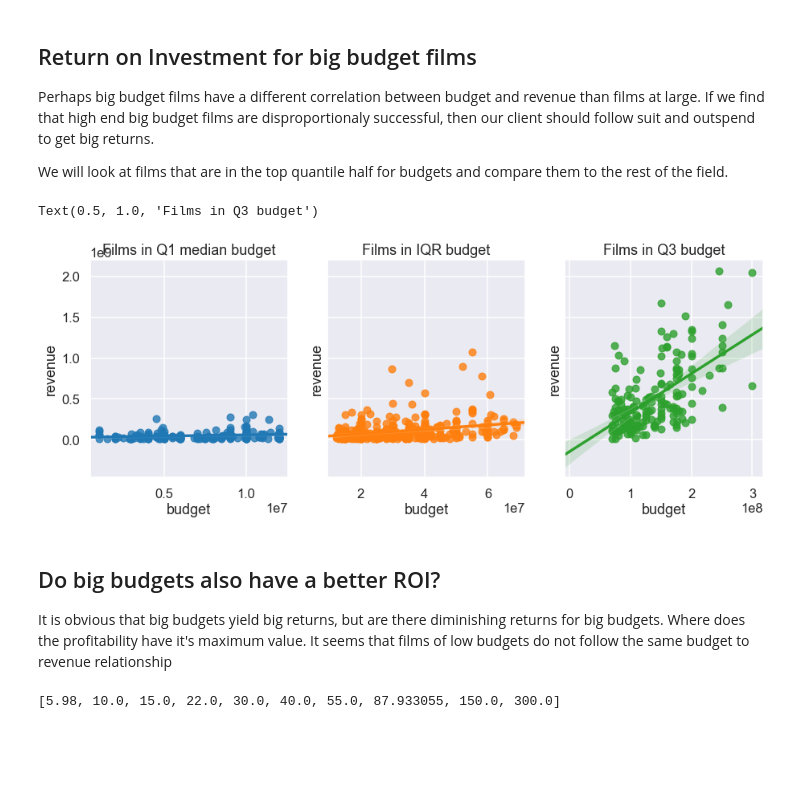
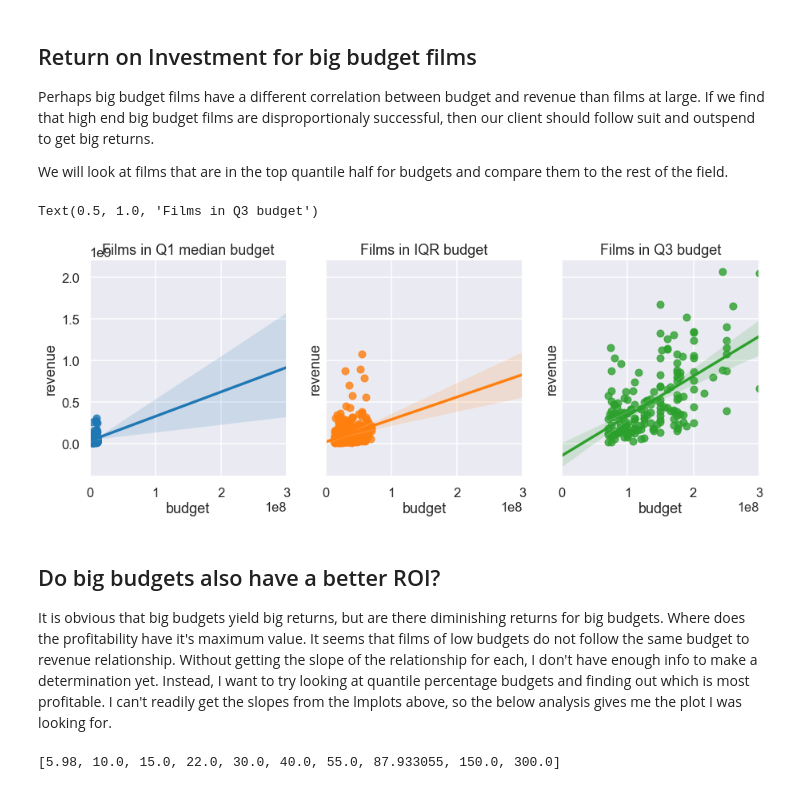
Before and after one commit to sciencelee/dsc-mod-1-project-v2-1-online-ds-sp-000, a Jupyter notebook: student.ipynb, the cells around one changed output. Saved outputs shown, nothing was run; the diff lists cells and outputs as text; code cells hidden in the pictures; blank space fills up the shorter version.

```diff
--- a/student.ipynb
+++ b/student.ipynb
@@ -473,38 +473,41 @@ We will look at films that are in the top quantile half for budgets and compare
 def lmplot_by_budget(df, low, high, ax):
     """
     Make a plot of revenue vs budget, but specify the range of budgets using low and high quantile
     Plot will show all movies between the low and high quantile
     Args:
         df (Pandas.DataFrame):  cleaned df of movies from TMDB per previous functions
         low (float): low budget quantile
         high (float): high budget quantile
     Returns:
     """
     dfq = df[(df['budget'] > df['budget'].quantile(low)) & (df['budget'] <= df['budget'].quantile(high))]
     pval = dfq[['budget', 'revenue']].corr(method ='pearson').iloc[0,1]
 
     # make regression plot for top quartile
     sns.regplot(data=dfq, x='budget', y='revenue', ax=ax)
 
 
-fig, ax = plt.subplots(ncols=3, nrows=1, figsize=(15,5), sharey=True)
+fig, ax = plt.subplots(ncols=3, nrows=1, figsize=(15,5), sharey=True, sharex=True)
 
 # this was originally set up to do plots of quartiles, but it reduced the reliability of the data by doing so.
+
+for x in ax:
+    x.set_xlim(0, 3e8)
 lmplot_by_budget(df5, 0, 0.25, ax[0])
 lmplot_by_budget(df5, 0.25, 0.75, ax[1])
 lmplot_by_budget(df5, 0.75, 1, ax[2])
 
 
 
 ax[0].set_title('Films in Q1 median budget')
 ax[1].set_title('Films in IQR budget')
 ax[2].set_title('Films in Q3 budget')
 # %% [output]
 Text(0.5, 1.0, 'Films in Q3 budget')
-[figure, old version]
+[figure, new version]
 # %% [markdown]
 ## Do big budgets also have a better ROI?
-It is obvious that big budgets yield big returns, but are there diminishing returns for big budgets.  Where does the profitability have it's maximum value.  It seems that films of low budgets do not follow the same budget to revenue relationship
+It is obvious that big budgets yield big returns, but are there diminishing returns for big budgets.  Where does the profitability have it's maximum value.  It seems that films of low budgets do not follow the same budget to revenue relationship.  Without getting the slope of the relationship for each, I don't have enough info to make a determination yet.  Instead, I want to try looking at quantile percentage budgets and finding out which is most profitable.  I can't readily get the slopes from the lmplots above, so the below analysis gives me the plot I was looking for.
 # %%
 # Do big budget films actually show better revenue/budget ratios
 profitability_percentiles = []
```
Also changed, not shown: 1 other file.
